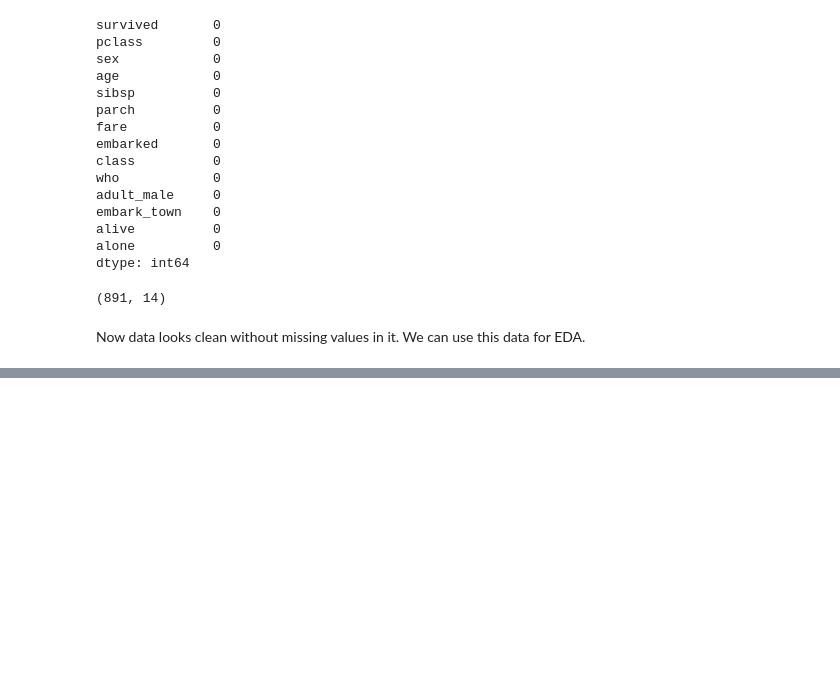
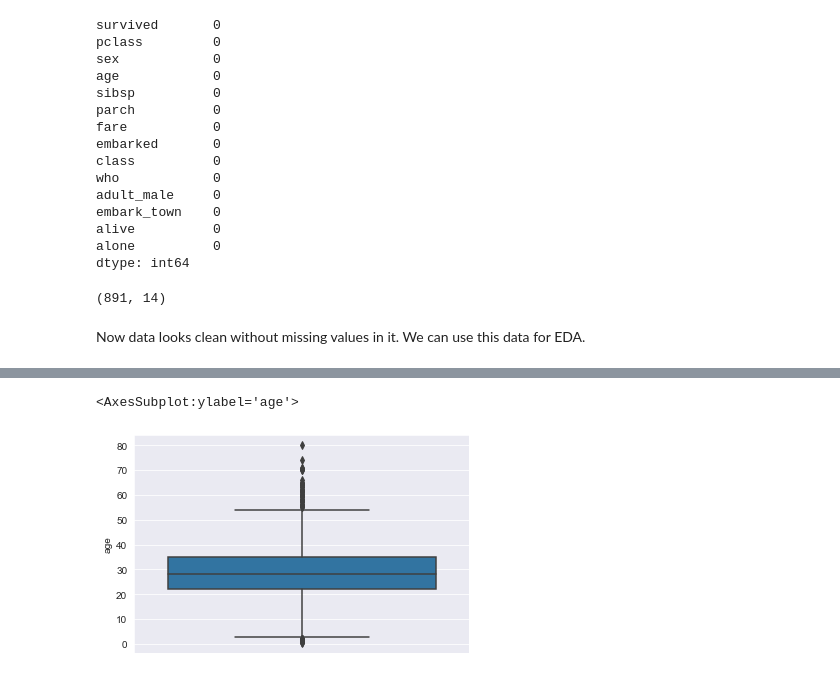
Before and after one commit to abid-2362/python-ka-chilla, a Jupyter notebook: 2023/sessions/33/30_eda.ipynb, the cells around one changed output, grey strips where cells are left out. Cells and saved outputs as stored; diff of their text form; code cells hidden in the pictures; blank space fills up the shorter version.

Commit message:
Exploratory Data Analysis

```diff
--- a/2023/sessions/33/30_eda.ipynb
+++ b/2023/sessions/33/30_eda.ipynb
@@ -273,0 +304,5 @@ Now data looks clean without missing values in it. We can use this data for EDA.
+# %%
+sns.boxplot(y='age', data=df)
+# %% [output]
+<AxesSubplot:ylabel='age'>
+[figure, added]
```
Also changed, not shown: parts of 57 cells of this notebook, 1 other file.
